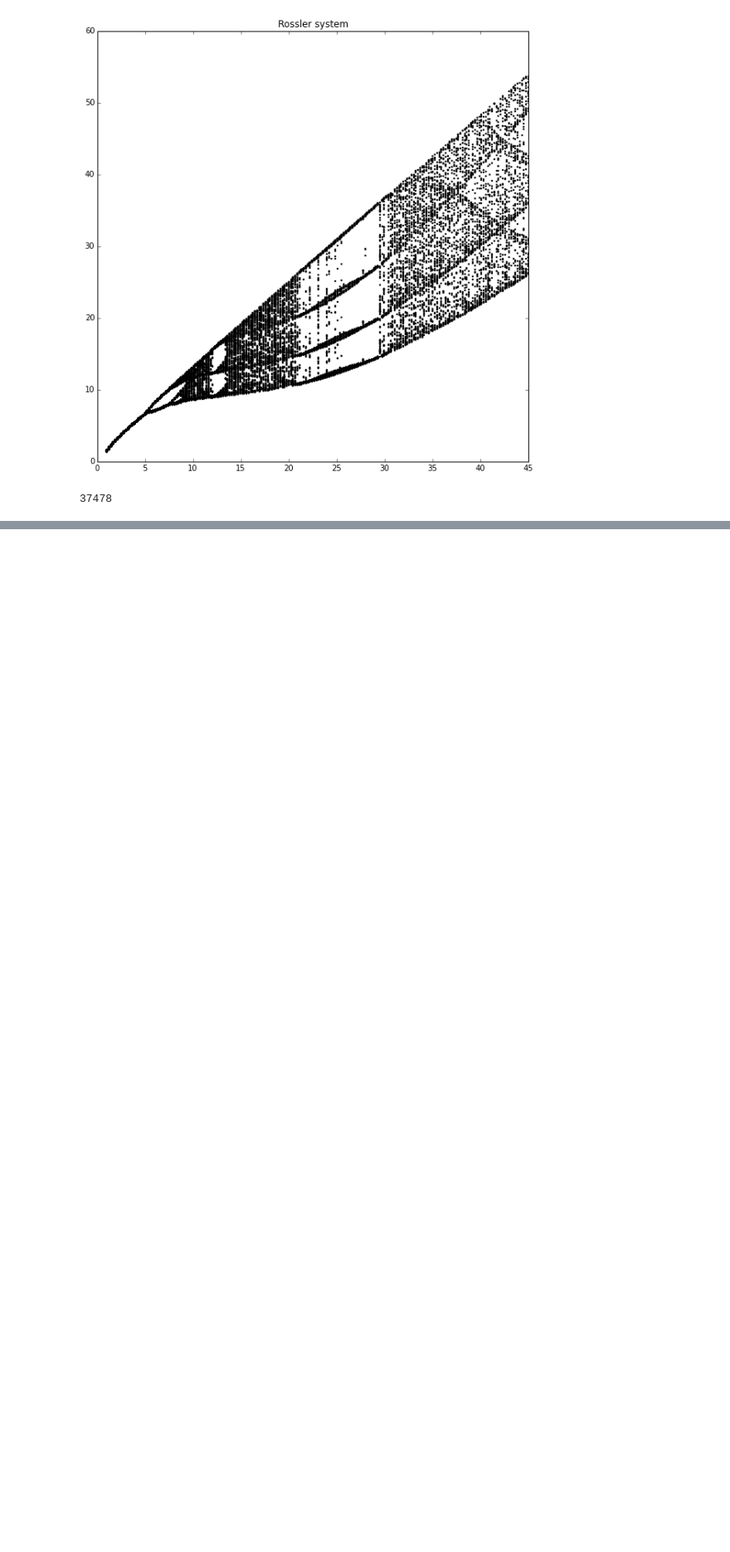
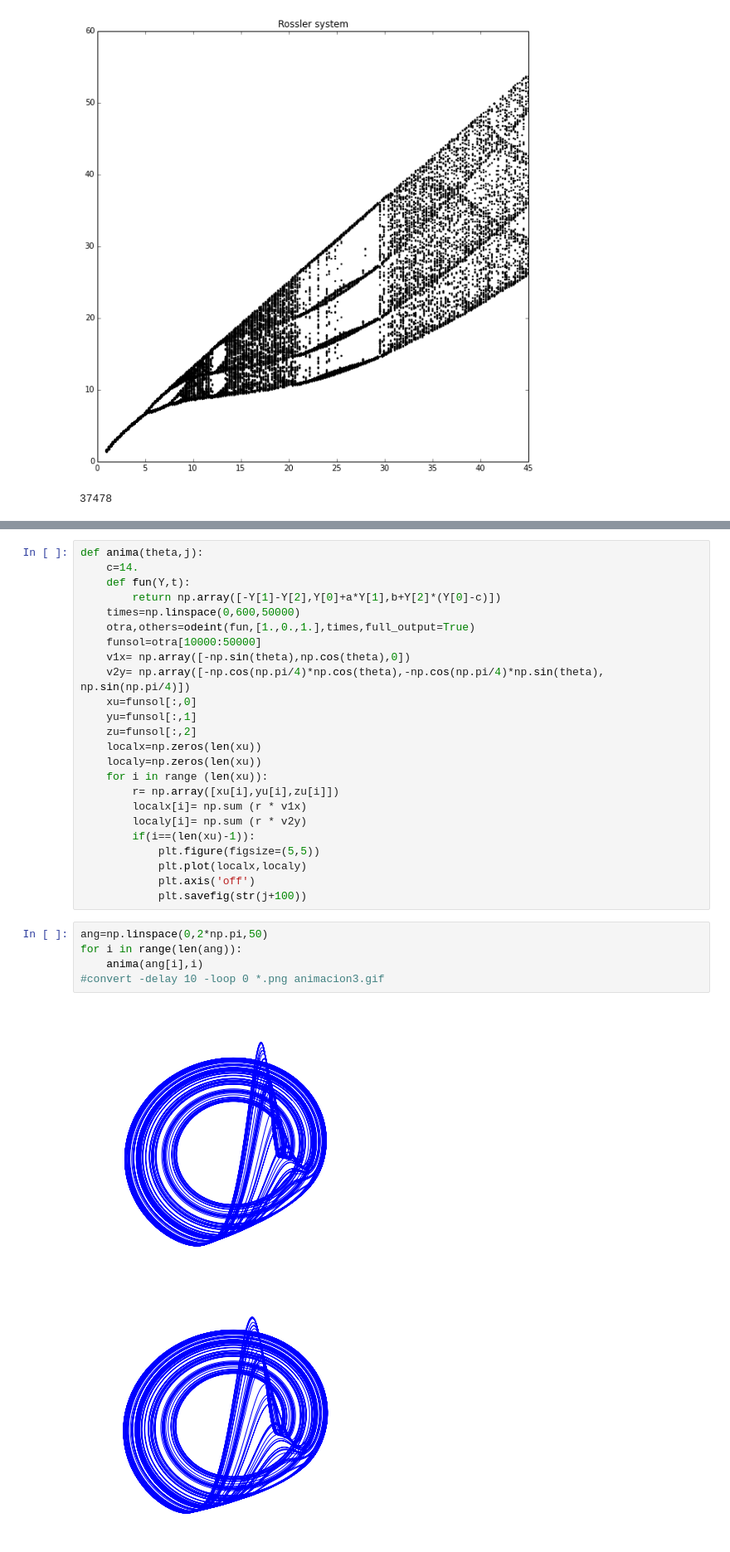
Before and after one commit to JimenaGonzalez/MC, a Jupyter notebook: Talleres/Taller7/Taller7.ipynb, the cells around one changed output, grey strips where cells are left out. Shown at 83% size. Saved outputs shown, nothing was run; the diff lists cells and outputs as text; blank space fills up the shorter version.

```diff
--- a/Talleres/Taller7/Taller7.ipynb
+++ b/Talleres/Taller7/Taller7.ipynb
@@ -90,0 +97,32 @@ v2y= [-np.cos(np.pi/2)*np.cos(theta),-np.cos(np.pi/2), np.sin(np.pi/2)]
+# %%
+def anima(theta,j):
+    c=14.
+    def fun(Y,t):
+        return np.array([-Y[1]-Y[2],Y[0]+a*Y[1],b+Y[2]*(Y[0]-c)])
+    times=np.linspace(0,600,50000)
+    otra,others=odeint(fun,[1.,0.,1.],times,full_output=True)
+    funsol=otra[10000:50000]
+    v1x= np.array([-np.sin(theta),np.cos(theta),0])
+    v2y= np.array([-np.cos(np.pi/4)*np.cos(theta),-np.cos(np.pi/4)*np.sin(theta), np.sin(np.pi/4)])
+    xu=funsol[:,0]
+    yu=funsol[:,1]
+    zu=funsol[:,2]
+    localx=np.zeros(len(xu))
+    localy=np.zeros(len(xu))
+    for i in range (len(xu)):
+        r= np.array([xu[i],yu[i],zu[i]])
+        localx[i]= np.sum (r * v1x)
+        localy[i]= np.sum (r * v2y)
+        if(i==(len(xu)-1)):
+            plt.figure(figsize=(5,5))
+            plt.plot(localx,localy)
+            plt.axis('off')
+            plt.savefig(str(j+100))
+# %%
+ang=np.linspace(0,2*np.pi,50)
+for i in range(len(ang)):
+    anima(ang[i],i)
+#convert -delay 10 -loop 0 *.png animacion3.gif
+# %% [output]
+[figure, added]
+[figure, added]
```
Also changed, not shown: parts of 4 cells of this notebook, 1 other file.
